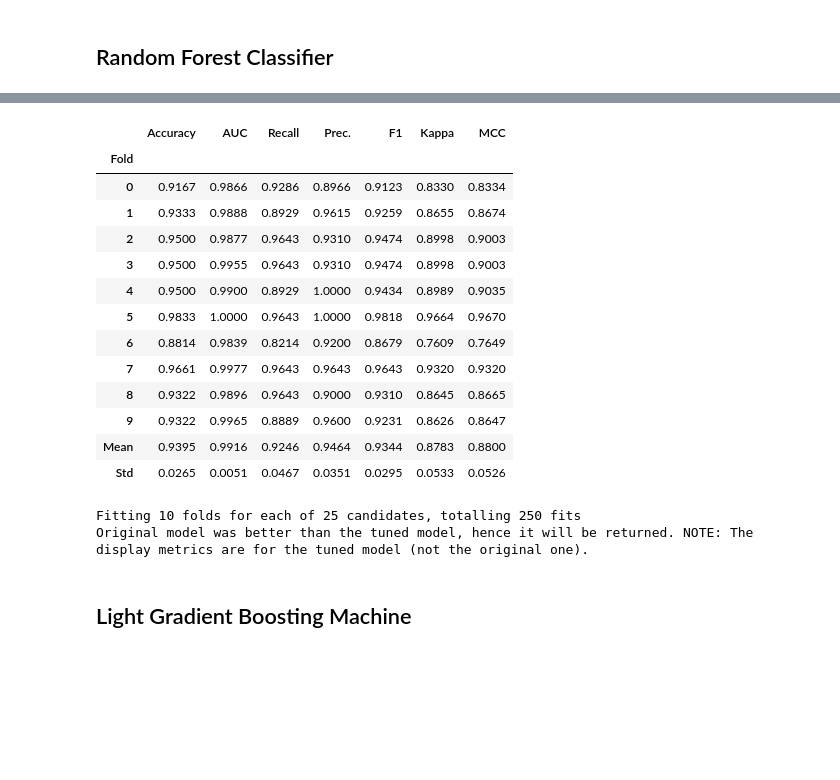
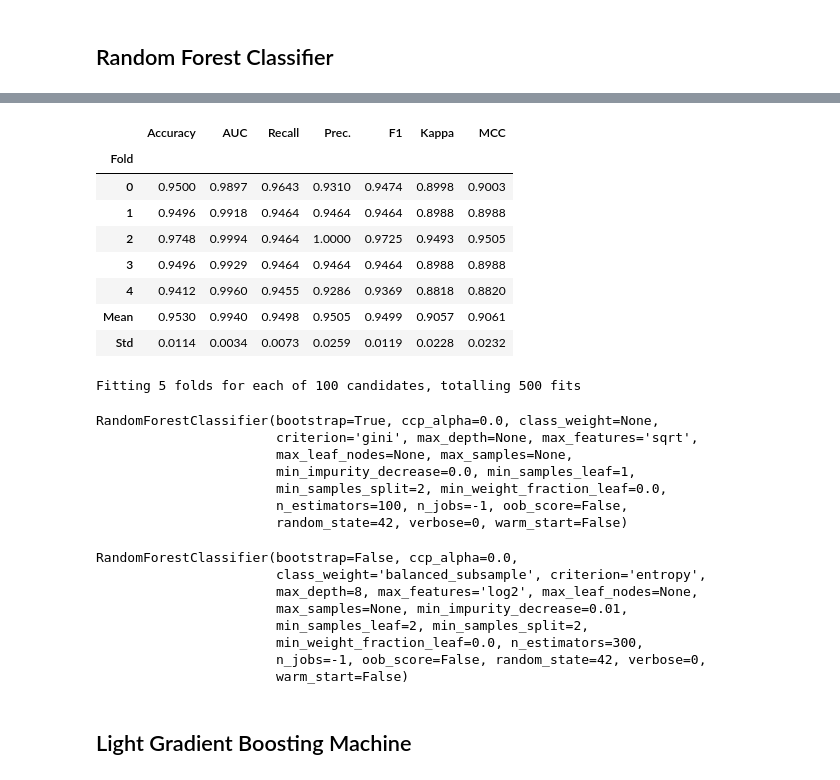
Before and after one commit to henriquetsu/ethereum_laundering, a Jupyter notebook: notebooks/03-ethereum_modeling_v1-suto.ipynb, the cells around one changed output, grey strips where cells are left out. Drawn from its saved outputs; the diff is of its cells as text; code cells hidden in the pictures; blank space fills up the shorter version.

```diff
--- a/notebooks/03-ethereum_modeling_v1-suto.ipynb
+++ b/notebooks/03-ethereum_modeling_v1-suto.ipynb
@@ -118,7 +207,7 @@ exp.setup(
     target='FLAG', train_size=train_size, session_id=RANDOM_STATE
 )
 
-classifier = exp.create_model('rf')
+classifier_rf = exp.create_model('rf')
 # %% [output]
 |  | Description | Value |
 | 0 | Session id | 42 |
@@ -153,25 +242,40 @@ classifier = exp.create_model('rf')
 | Mean | 0.9513 | 0.9939 | 0.9463 | 0.9519 | 0.9484 | 0.9022 | 0.9034 |
 | Std | 0.0366 | 0.0070 | 0.0365 | 0.0529 | 0.0382 | 0.0732 | 0.0728 |
 # %%
-tuned_classifier = exp.tune_model(classifier, n_iter=25, fold=10, optimize='AUC')
+tuned_classifier_rf = exp.tune_model(classifier_rf, n_iter=100, fold=5, optimize='AUC')
 # %% [output]
 [interactive output not drawn]
 |  | Accuracy | AUC | Recall | Prec. | F1 | Kappa | MCC |
 | Fold |  |  |  |  |  |  |  |
-| 0 | 0.9167 | 0.9866 | 0.9286 | 0.8966 | 0.9123 | 0.8330 | 0.8334 |
-| 1 | 0.9333 | 0.9888 | 0.8929 | 0.9615 | 0.9259 | 0.8655 | 0.8674 |
-| 2 | 0.9500 | 0.9877 | 0.9643 | 0.9310 | 0.9474 | 0.8998 | 0.9003 |
-| 3 | 0.9500 | 0.9955 | 0.9643 | 0.9310 | 0.9474 | 0.8998 | 0.9003 |
-| 4 | 0.9500 | 0.9900 | 0.8929 | 1.0000 | 0.9434 | 0.8989 | 0.9035 |
-| 5 | 0.9833 | 1.0000 | 0.9643 | 1.0000 | 0.9818 | 0.9664 | 0.9670 |
-| 6 | 0.8814 | 0.9839 | 0.8214 | 0.9200 | 0.8679 | 0.7609 | 0.7649 |
-| 7 | 0.9661 | 0.9977 | 0.9643 | 0.9643 | 0.9643 | 0.9320 | 0.9320 |
-| 8 | 0.9322 | 0.9896 | 0.9643 | 0.9000 | 0.9310 | 0.8645 | 0.8665 |
-| 9 | 0.9322 | 0.9965 | 0.8889 | 0.9600 | 0.9231 | 0.8626 | 0.8647 |
-| Mean | 0.9395 | 0.9916 | 0.9246 | 0.9464 | 0.9344 | 0.8783 | 0.8800 |
-| Std | 0.0265 | 0.0051 | 0.0467 | 0.0351 | 0.0295 | 0.0533 | 0.0526 |
+| 0 | 0.9500 | 0.9897 | 0.9643 | 0.9310 | 0.9474 | 0.8998 | 0.9003 |
+| 1 | 0.9496 | 0.9918 | 0.9464 | 0.9464 | 0.9464 | 0.8988 | 0.8988 |
+| 2 | 0.9748 | 0.9994 | 0.9464 | 1.0000 | 0.9725 | 0.9493 | 0.9505 |
+| 3 | 0.9496 | 0.9929 | 0.9464 | 0.9464 | 0.9464 | 0.8988 | 0.8988 |
+| 4 | 0.9412 | 0.9960 | 0.9455 | 0.9286 | 0.9369 | 0.8818 | 0.8820 |
+| Mean | 0.9530 | 0.9940 | 0.9498 | 0.9505 | 0.9499 | 0.9057 | 0.9061 |
+| Std | 0.0114 | 0.0034 | 0.0073 | 0.0259 | 0.0119 | 0.0228 | 0.0232 |
-Fitting 10 folds for each of 25 candidates, totalling 250 fits
-Original model was better than the tuned model, hence it will be returned. NOTE: The display metrics are for the tuned model (not the original one).
+Fitting 5 folds for each of 100 candidates, totalling 500 fits
+# %%
+classifier_rf
+# %% [output]
+RandomForestClassifier(bootstrap=True, ccp_alpha=0.0, class_weight=None,
+                       criterion='gini', max_depth=None, max_features='sqrt',
+                       max_leaf_nodes=None, max_samples=None,
+                       min_impurity_decrease=0.0, min_samples_leaf=1,
+                       min_samples_split=2, min_weight_fraction_leaf=0.0,
+                       n_estimators=100, n_jobs=-1, oob_score=False,
+                       random_state=42, verbose=0, warm_start=False)
+# %%
+tuned_classifier_rf
+# %% [output]
+RandomForestClassifier(bootstrap=False, ccp_alpha=0.0,
+                       class_weight='balanced_subsample', criterion='entropy',
+                       max_depth=8, max_features='log2', max_leaf_nodes=None,
+                       max_samples=None, min_impurity_decrease=0.01,
+                       min_samples_leaf=2, min_samples_split=2,
+                       min_weight_fraction_leaf=0.0, n_estimators=300,
+                       n_jobs=-1, oob_score=False, random_state=42, verbose=0,
+                       warm_start=False)
 # %% [markdown]
 ## Light Gradient Boosting Machine
 # %%
```
Also changed, not shown: parts of 28 cells of this notebook.
